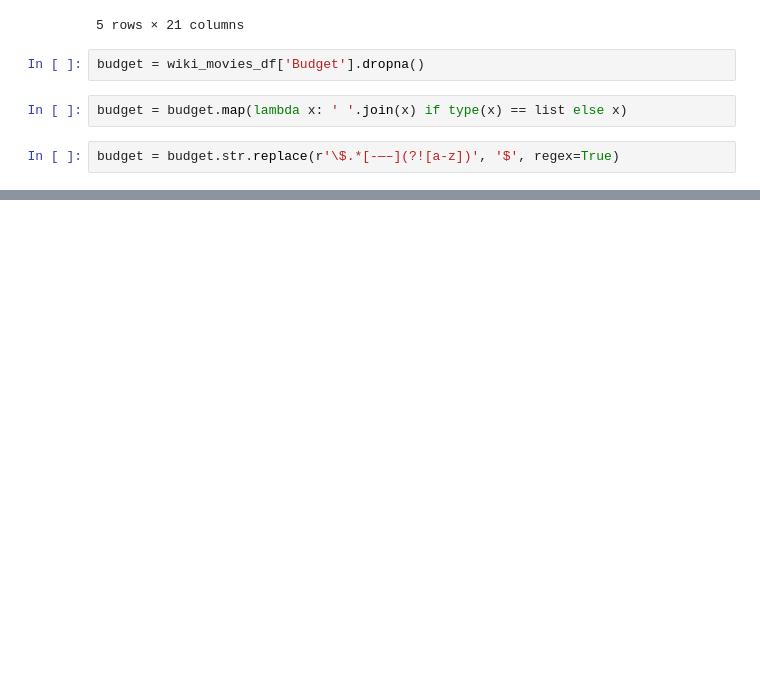
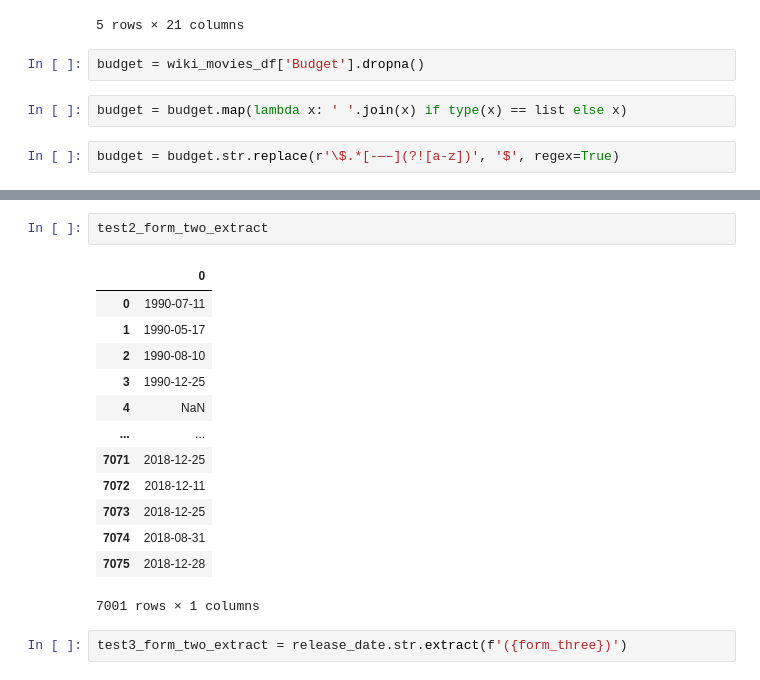
Before and after one commit to jdwrhodes/Movies-ETL, a Jupyter notebook: movies_etl.ipynb, the cells around one changed output, grey strips where cells are left out. Saved outputs shown, nothing was run; the diff lists cells and outputs as text; blank space fills up the shorter version.

```diff
--- a/movies_etl.ipynb
+++ b/movies_etl.ipynb
@@ -510,0 +580,18 @@ budget = budget.str.replace(r'\$.*[-—–](?![a-z])', '$', regex=True)
+# %%
+test2_form_two_extract
+# %% [output]
+|  | 0 |
+| 0 | 1990-07-11 |
+| 1 | 1990-05-17 |
+| 2 | 1990-08-10 |
+| 3 | 1990-12-25 |
+| 4 | NaN |
+| ... | ... |
+| 7071 | 2018-12-25 |
+| 7072 | 2018-12-11 |
+| 7073 | 2018-12-25 |
+| 7074 | 2018-08-31 |
+| 7075 | 2018-12-28 |
+7001 rows × 1 columns
+# %%
+test3_form_two_extract = release_date.str.extract(f'({form_three})')
```
Also changed, not shown: parts of 27 cells of this notebook.
